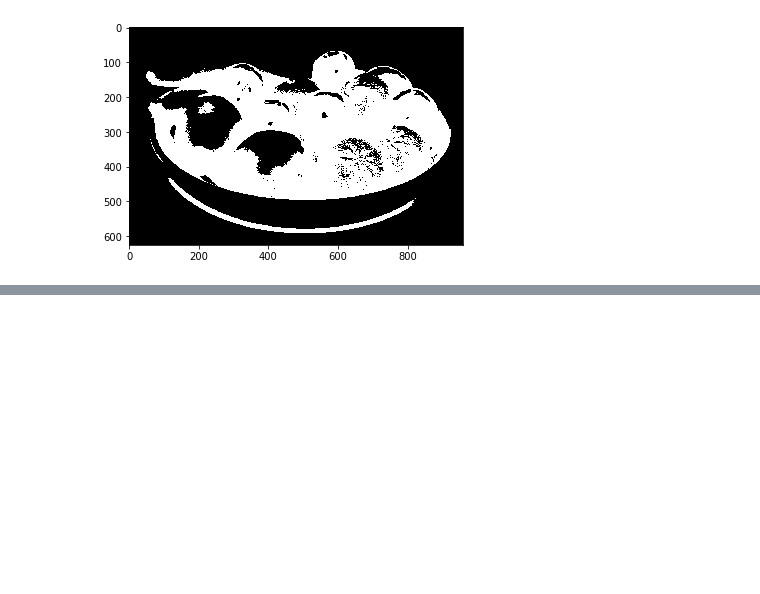
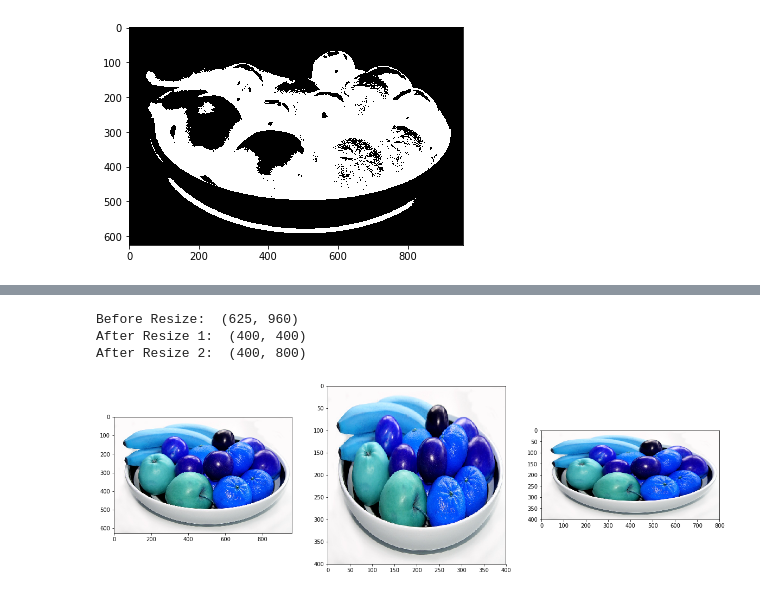
Before and after one commit to MeAmarP/opencv_snipps, a Jupyter notebook: Helpful_Python_snippets_for_Image_Processing_using_OpenCV.ipynb, the cells around one changed output, grey strips where cells are left out. Saved outputs shown, nothing was run; the diff lists cells and outputs as text; code cells hidden in the pictures; blank space fills up the shorter version.

```diff
--- a/Helpful_Python_snippets_for_Image_Processing_using_OpenCV.ipynb
+++ b/Helpful_Python_snippets_for_Image_Processing_using_OpenCV.ipynb
@@ -119,0 +129,25 @@ plt.imshow(img_yuv)
+# %%
+# Resize the image
+IMG_WIDTH = 400
+IMG_HEIGHT = 400
+img = cv2.imread('/content/opencv_snipps/imgs/fruitbowl_rgb.jpg')
+print('Before Resize: ',img.shape[:2])
+
+#Try Other Interploation Methods too
+re1_img = cv2.resize(img,(IMG_WIDTH,IMG_HEIGHT),interpolation=cv2.INTER_LANCZOS4)
+re2_img = cv2.resize(img,(IMG_WIDTH*2,IMG_HEIGHT),interpolation=cv2.INTER_AREA)
+print('After Resize 1: ',re1_img.shape[:2])
+print('After Resize 2: ',re2_img.shape[:2])
+plt.figure(figsize=(20,10))
+plt.subplot(1,3,1)
+plt.imshow(img)
+plt.subplot(1,3,2)
+plt.imshow(re1_img)
+plt.subplot(1,3,3)
+plt.imshow(re2_img)
+plt.show()
+# %% [output]
+Before Resize:  (625, 960)
+After Resize 1:  (400, 400)
+After Resize 2:  (400, 800)
+[figure, added]
```
Also changed, not shown: parts of 9 cells of this notebook.
